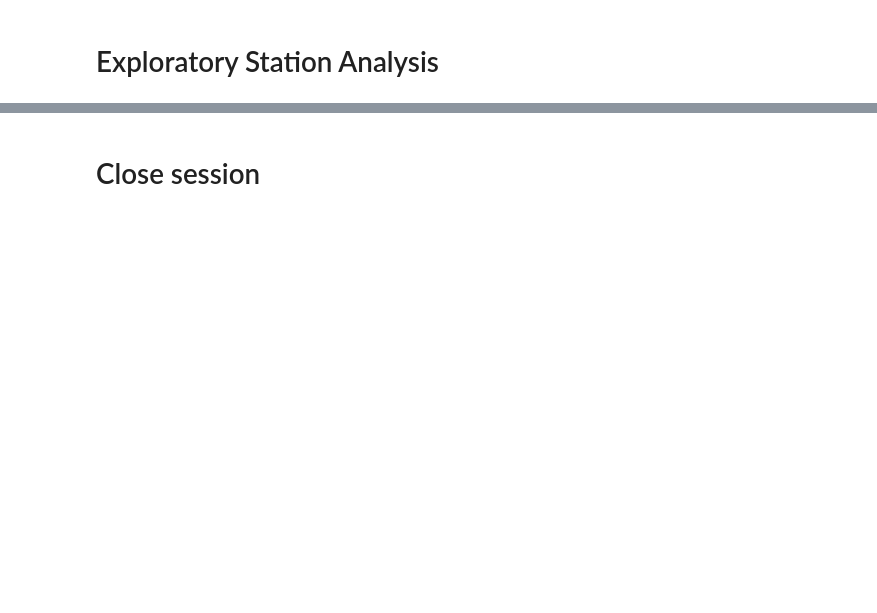
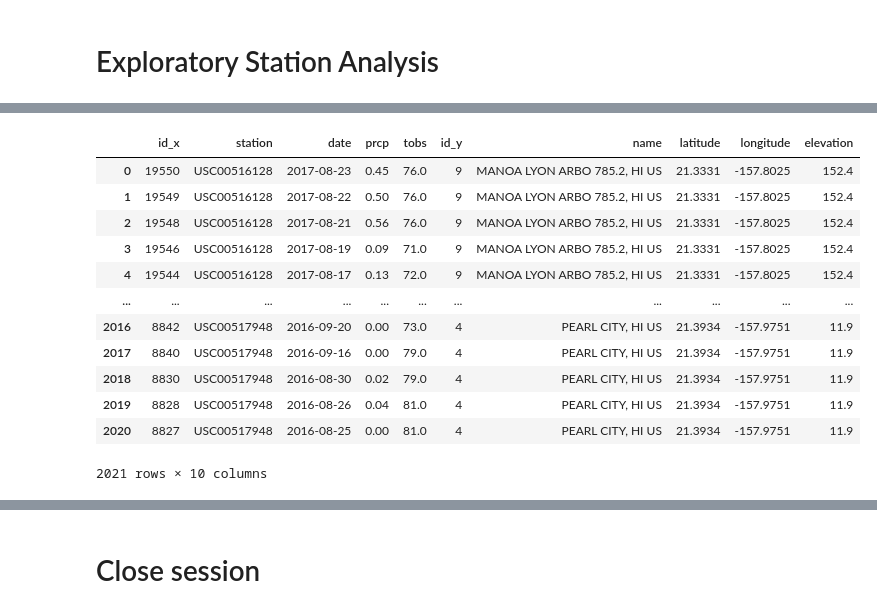
Before and after one commit to migheljackson/sql-alchemy-challenge, a Jupyter notebook: climate_starter.ipynb, the cells around one changed output, grey strips where cells are left out. Drawn from its saved outputs; the diff is of its cells as text; code cells hidden in the pictures; blank space fills up the shorter version.

```diff
--- a/climate_starter.ipynb
+++ b/climate_starter.ipynb
@@ -176,3 +207,6 @@ df.sort_values("date",ascending=False).dropna()
 # Exploratory Station Analysis
 # %%
 # Design a query to calculate the total number stations in the dataset
+# %%
+station_df = pd.read_sql(station_q.statement, con=session.connection(), index_col="station")
+station_df
@@ -179,3 +225,20 @@ df.sort_values("date",ascending=False).dropna()
+# %%
+stat_meas=pd.merge(measurement_sort_clean_df,station_df,how='inner',on='station')
+stat_meas
+# %% [output]
+|  | id_x | station | date | prcp | tobs | id_y | name | latitude | longitude | elevation |
+| 0 | 19550 | USC00516128 | 2017-08-23 | 0.45 | 76.0 | 9 | MANOA LYON ARBO 785.2, HI US | 21.3331 | -157.8025 | 152.4 |
+| 1 | 19549 | USC00516128 | 2017-08-22 | 0.50 | 76.0 | 9 | MANOA LYON ARBO 785.2, HI US | 21.3331 | -157.8025 | 152.4 |
+| 2 | 19548 | USC00516128 | 2017-08-21 | 0.56 | 76.0 | 9 | MANOA LYON ARBO 785.2, HI US | 21.3331 | -157.8025 | 152.4 |
+| 3 | 19546 | USC00516128 | 2017-08-19 | 0.09 | 71.0 | 9 | MANOA LYON ARBO 785.2, HI US | 21.3331 | -157.8025 | 152.4 |
+| 4 | 19544 | USC00516128 | 2017-08-17 | 0.13 | 72.0 | 9 | MANOA LYON ARBO 785.2, HI US | 21.3331 | -157.8025 | 152.4 |
+| ... | ... | ... | ... | ... | ... | ... | ... | ... | ... | ... |
+| 2016 | 8842 | USC00517948 | 2016-09-20 | 0.00 | 73.0 | 4 | PEARL CITY, HI US | 21.3934 | -157.9751 | 11.9 |
+| 2017 | 8840 | USC00517948 | 2016-09-16 | 0.00 | 79.0 | 4 | PEARL CITY, HI US | 21.3934 | -157.9751 | 11.9 |
+| 2018 | 8830 | USC00517948 | 2016-08-30 | 0.02 | 79.0 | 4 | PEARL CITY, HI US | 21.3934 | -157.9751 | 11.9 |
+| 2019 | 8828 | USC00517948 | 2016-08-26 | 0.04 | 81.0 | 4 | PEARL CITY, HI US | 21.3934 | -157.9751 | 11.9 |
+| 2020 | 8827 | USC00517948 | 2016-08-25 | 0.00 | 81.0 | 4 | PEARL CITY, HI US | 21.3934 | -157.9751 | 11.9 |
+2021 rows × 10 columns
 # %%
 # Design a query to find the most active stations (i.e. what stations have the most rows?)
 # List the stations and the counts in descending order.
```
Also changed, not shown: parts of 11 cells of this notebook, 1 other file.
